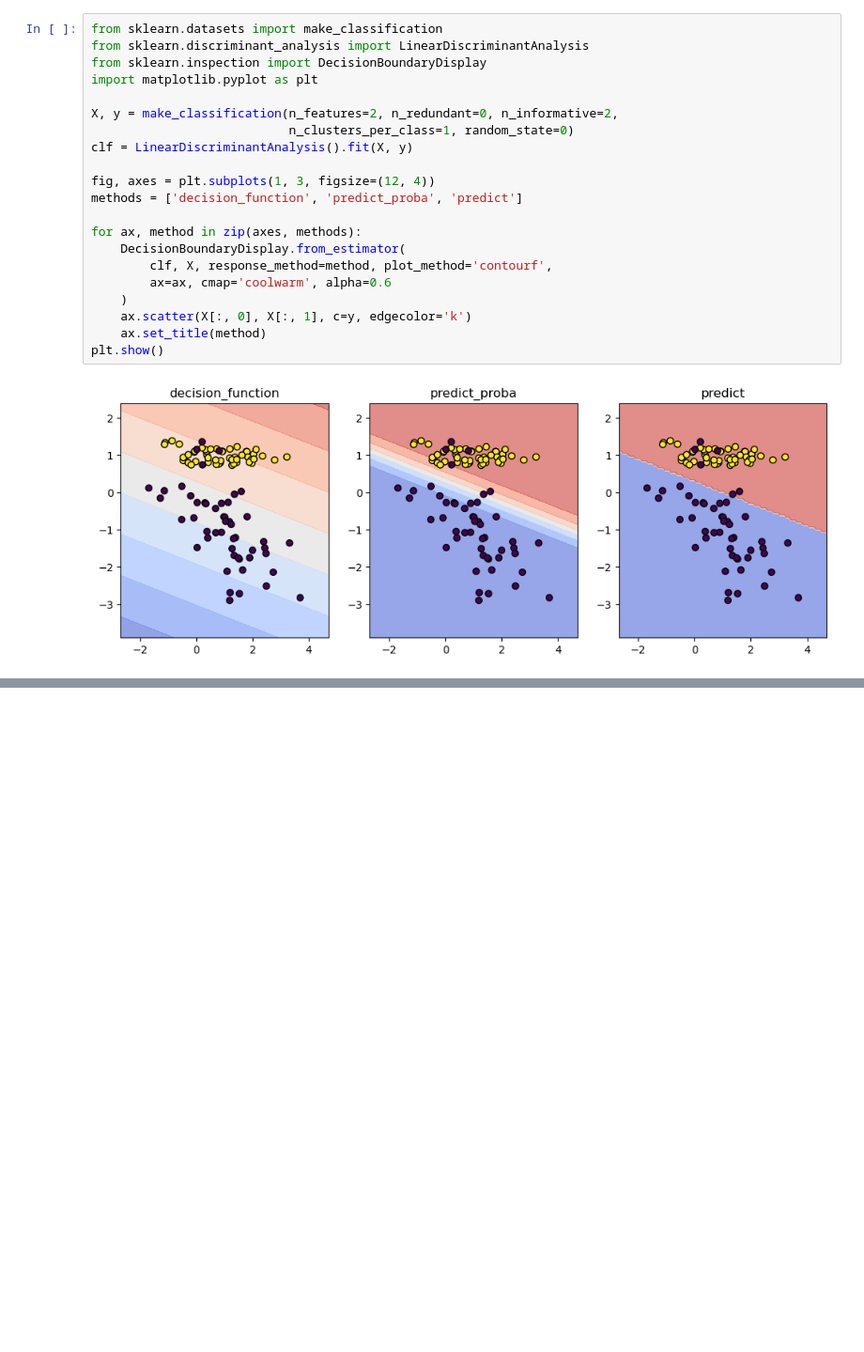
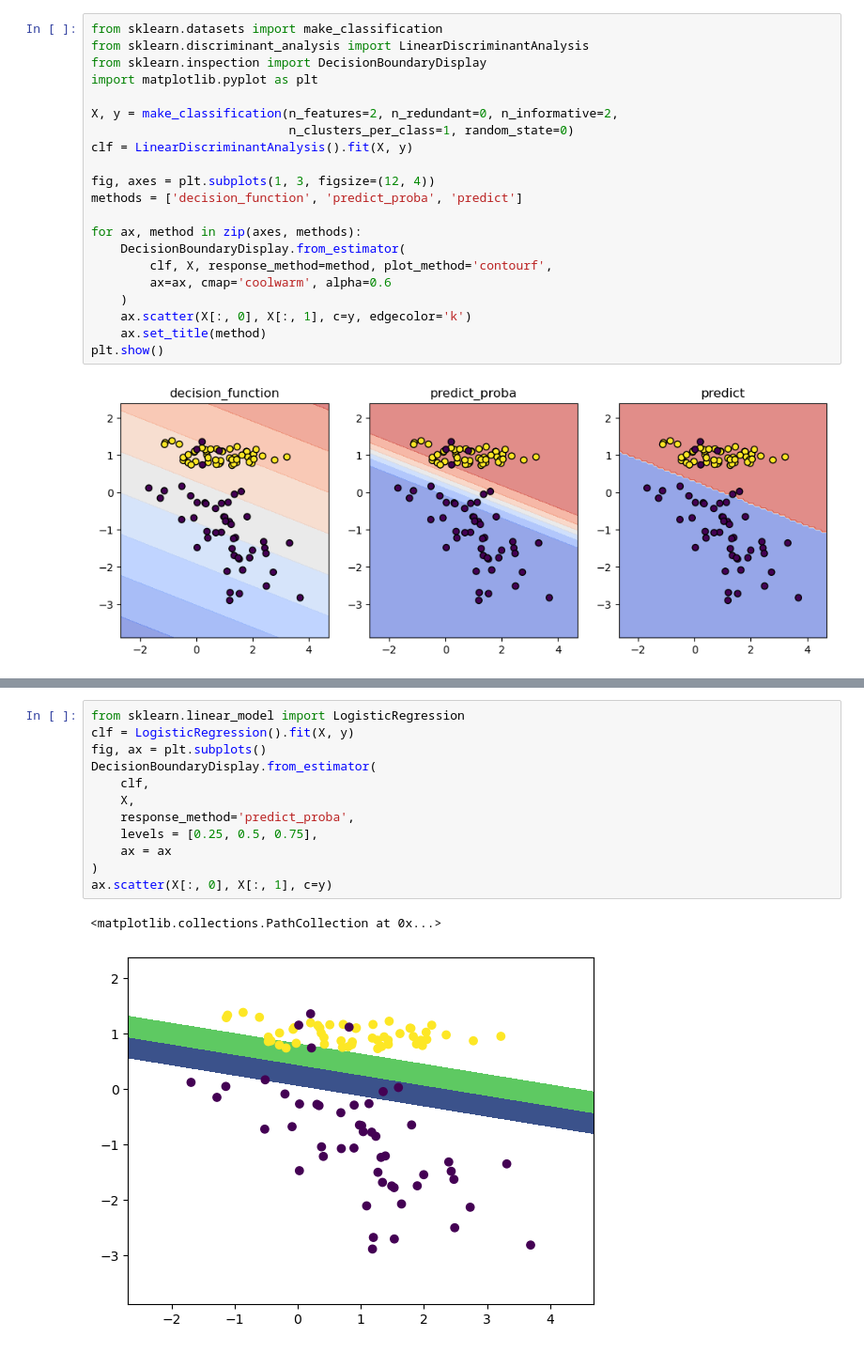
Before and after one commit to ddongzi/data-analysis, a Jupyter notebook: Scikit-Learn/6. 可视化/Untitled.ipynb, the cells around one changed output, grey strips where cells are left out. Shown at 94% size. Saved outputs shown, nothing was run; the diff lists cells and outputs as text; blank space fills up the shorter version.

```diff
--- a/Scikit-Learn/6. 可视化/Untitled.ipynb
+++ b/Scikit-Learn/6. 可视化/Untitled.ipynb
@@ -92,0 +136,15 @@ plt.show()
+# %%
+from sklearn.linear_model import LogisticRegression
+clf = LogisticRegression().fit(X, y)
+fig, ax = plt.subplots()
+DecisionBoundaryDisplay.from_estimator(
+    clf,
+    X,
+    response_method='predict_proba',
+    levels = [0.25, 0.5, 0.75],
+    ax = ax
+)
+ax.scatter(X[:, 0], X[:, 1], c=y)
+# %% [output]
+<matplotlib.collections.PathCollection at 0x...>
+[figure, added]
```
Also changed, not shown: parts of 8 cells of this notebook, 14 other files.
